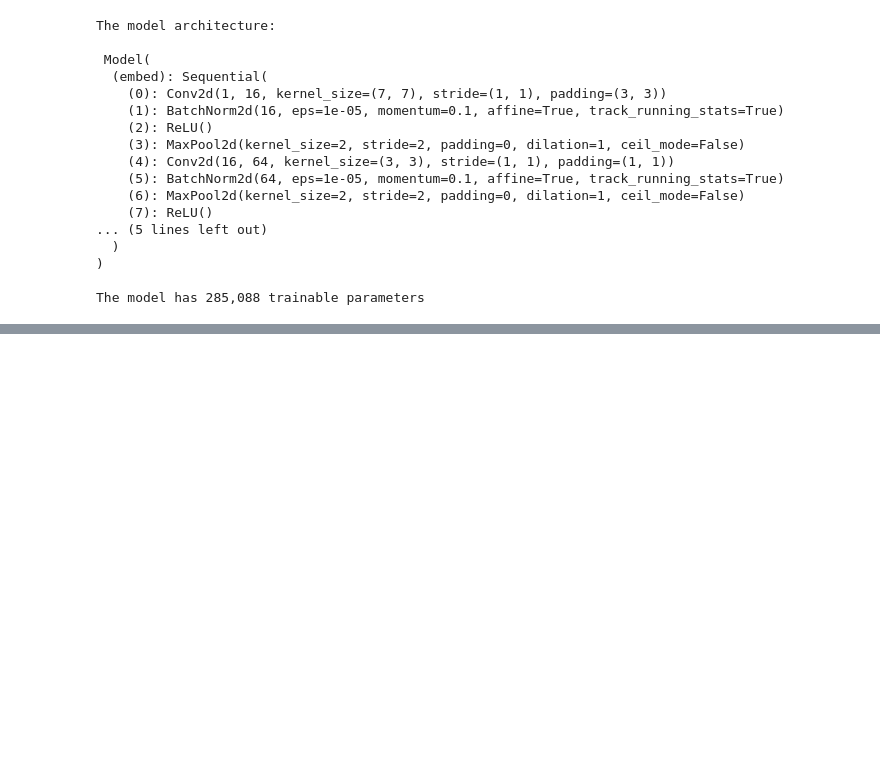
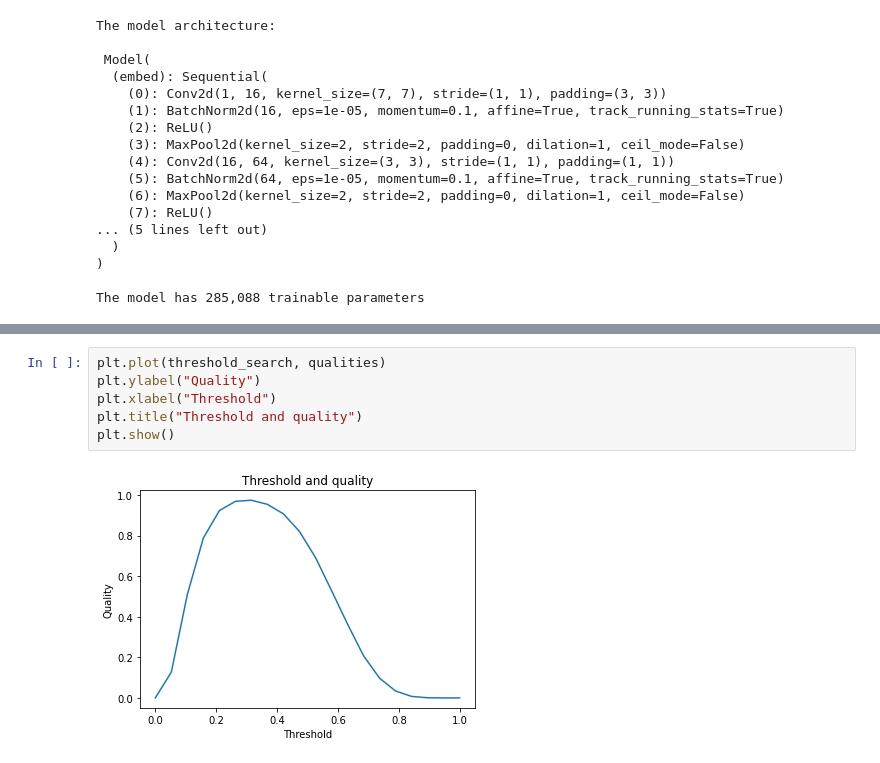
Before and after one commit to mandjevant/tue-deeplearning, a Jupyter notebook: assignments/assignment_1/Assignment_1_peter_triplets.ipynb, the cells around one changed output, grey strips where cells are left out. Saved outputs shown, nothing was run; the diff lists cells and outputs as text; blank space fills up the shorter version.

```diff
--- a/assignments/assignment_1/Assignment_1_peter_triplets.ipynb
+++ b/assignments/assignment_1/Assignment_1_peter_triplets.ipynb
@@ -483,0 +523,8 @@ FP/TP/acc is (0.0652375015616417, 0.881723638176918, 0.913599978685379)
+# %%
+plt.plot(threshold_search, qualities)
+plt.ylabel("Quality")
+plt.xlabel("Threshold")
+plt.title("Threshold and quality")
+plt.show()
+# %% [output]
+[figure, added]
```
Also changed, not shown: parts of 13 cells of this notebook, 6 other files.
